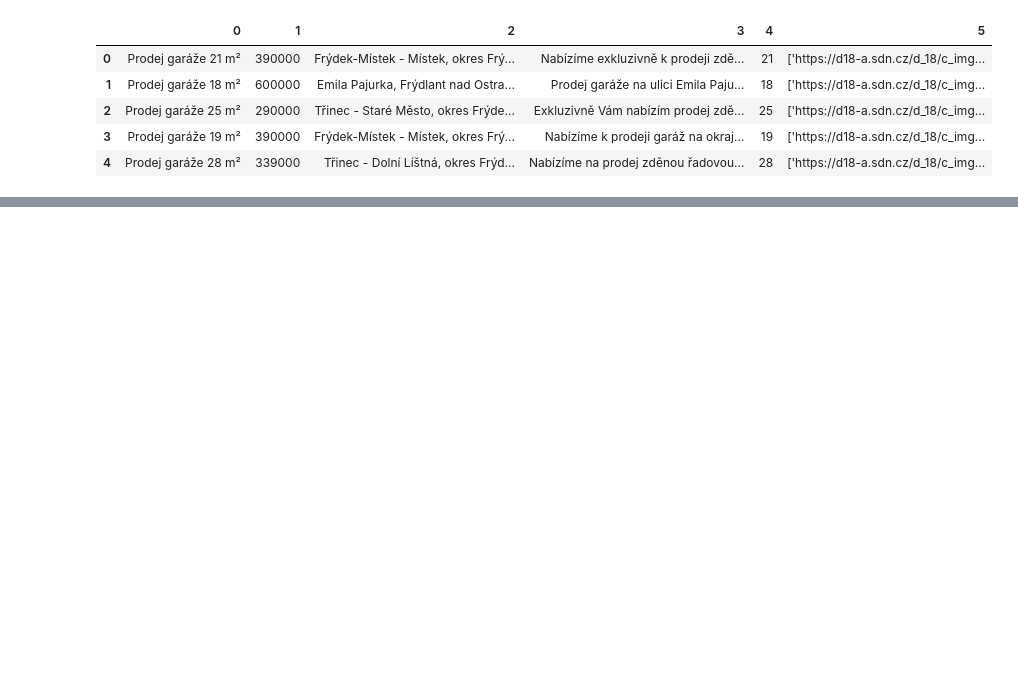
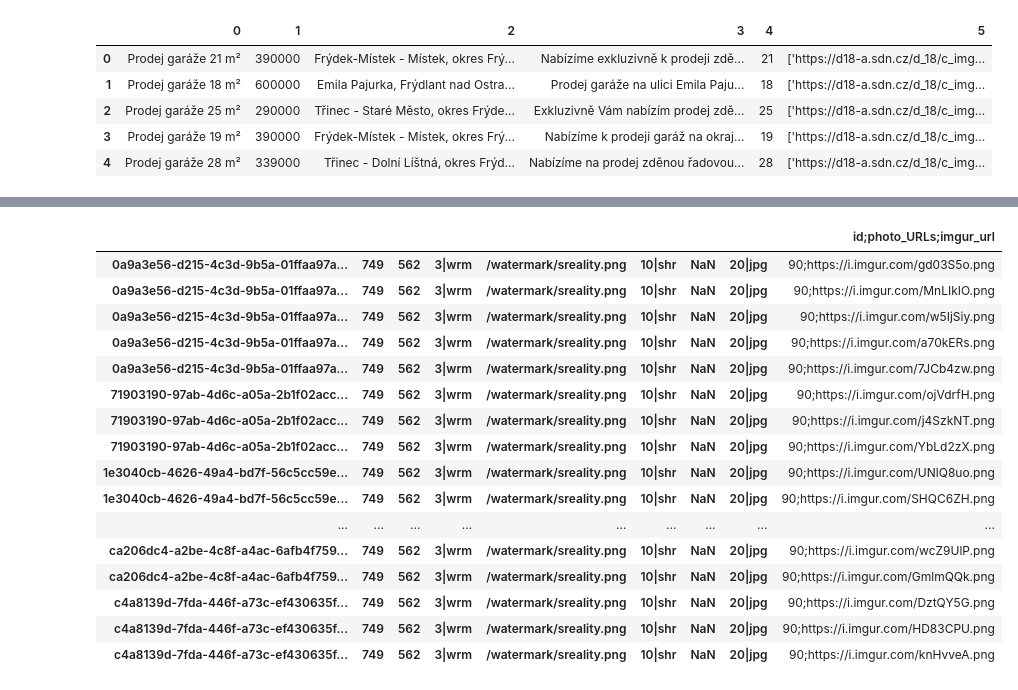
Before and after one commit to cyxyc/real-estate-scraper, a Jupyter notebook: analytics.ipynb, the cells around one changed output, grey strips where cells are left out. Cells and saved outputs as stored; diff of their text form; code cells hidden in the pictures; blank space fills up the shorter version.

```diff
--- a/analytics.ipynb
+++ b/analytics.ipynb
@@ -69,0 +79,23 @@ print("You can find it here: {0}".format(image['link']))
+# %%
+#TODO: #pak nahradit df_imgs_pro_imgur za  df_imgs_with_imgur az bude ten upload hotovy
+
+df_imgs_with_imgur = pd.read_csv('df_imgs_with_imgur.csv', index_col=0)
+df_imgs_with_imgur
+# %% [output]
+|  |  |  |  |  |  |  |  | id;photo_URLs;imgur_url |
+| 0a9a3e56-d215-4c3d-9b5a-01ffaa97a... | 749 | 562 | 3|wrm | /watermark/sreality.png | 10|shr | NaN | 20|jpg | 90;https://i.imgur.com/gd03S5o.png |
+| 0a9a3e56-d215-4c3d-9b5a-01ffaa97a... | 749 | 562 | 3|wrm | /watermark/sreality.png | 10|shr | NaN | 20|jpg | 90;https://i.imgur.com/MnLIkIO.png |
+| 0a9a3e56-d215-4c3d-9b5a-01ffaa97a... | 749 | 562 | 3|wrm | /watermark/sreality.png | 10|shr | NaN | 20|jpg | 90;https://i.imgur.com/w5IjSiy.png |
+| 0a9a3e56-d215-4c3d-9b5a-01ffaa97a... | 749 | 562 | 3|wrm | /watermark/sreality.png | 10|shr | NaN | 20|jpg | 90;https://i.imgur.com/a70kERs.png |
+| 0a9a3e56-d215-4c3d-9b5a-01ffaa97a... | 749 | 562 | 3|wrm | /watermark/sreality.png | 10|shr | NaN | 20|jpg | 90;https://i.imgur.com/7JCb4zw.png |
+| 71903190-97ab-4d6c-a05a-2b1f02acc... | 749 | 562 | 3|wrm | /watermark/sreality.png | 10|shr | NaN | 20|jpg | 90;https://i.imgur.com/ojVdrfH.png |
+| 71903190-97ab-4d6c-a05a-2b1f02acc... | 749 | 562 | 3|wrm | /watermark/sreality.png | 10|shr | NaN | 20|jpg | 90;https://i.imgur.com/j4SzkNT.png |
+| 71903190-97ab-4d6c-a05a-2b1f02acc... | 749 | 562 | 3|wrm | /watermark/sreality.png | 10|shr | NaN | 20|jpg | 90;https://i.imgur.com/YbLd2zX.png |
+| 1e3040cb-4626-49a4-bd7f-56c5cc59e... | 749 | 562 | 3|wrm | /watermark/sreality.png | 10|shr | NaN | 20|jpg | 90;https://i.imgur.com/UNlQ8uo.png |
+| 1e3040cb-4626-49a4-bd7f-56c5cc59e... | 749 | 562 | 3|wrm | /watermark/sreality.png | 10|shr | NaN | 20|jpg | 90;https://i.imgur.com/SHQC6ZH.png |
+| ... | ... | ... | ... | ... | ... | ... | ... | ... |
+| ca206dc4-a2be-4c8f-a4ac-6afb4f759... | 749 | 562 | 3|wrm | /watermark/sreality.png | 10|shr | NaN | 20|jpg | 90;https://i.imgur.com/wcZ9UlP.png |
+| ca206dc4-a2be-4c8f-a4ac-6afb4f759... | 749 | 562 | 3|wrm | /watermark/sreality.png | 10|shr | NaN | 20|jpg | 90;https://i.imgur.com/GmlmQQk.png |
+| c4a8139d-7fda-446f-a73c-ef430635f... | 749 | 562 | 3|wrm | /watermark/sreality.png | 10|shr | NaN | 20|jpg | 90;https://i.imgur.com/DztQY5G.png |
+| c4a8139d-7fda-446f-a73c-ef430635f... | 749 | 562 | 3|wrm | /watermark/sreality.png | 10|shr | NaN | 20|jpg | 90;https://i.imgur.com/HD83CPU.png |
+| c4a8139d-7fda-446f-a73c-ef430635f... | 749 | 562 | 3|wrm | /watermark/sreality.png | 10|shr | NaN | 20|jpg | 90;https://i.imgur.com/knHvveA.png |
```
Also changed, not shown: parts of 13 cells of this notebook, 12 other files.
